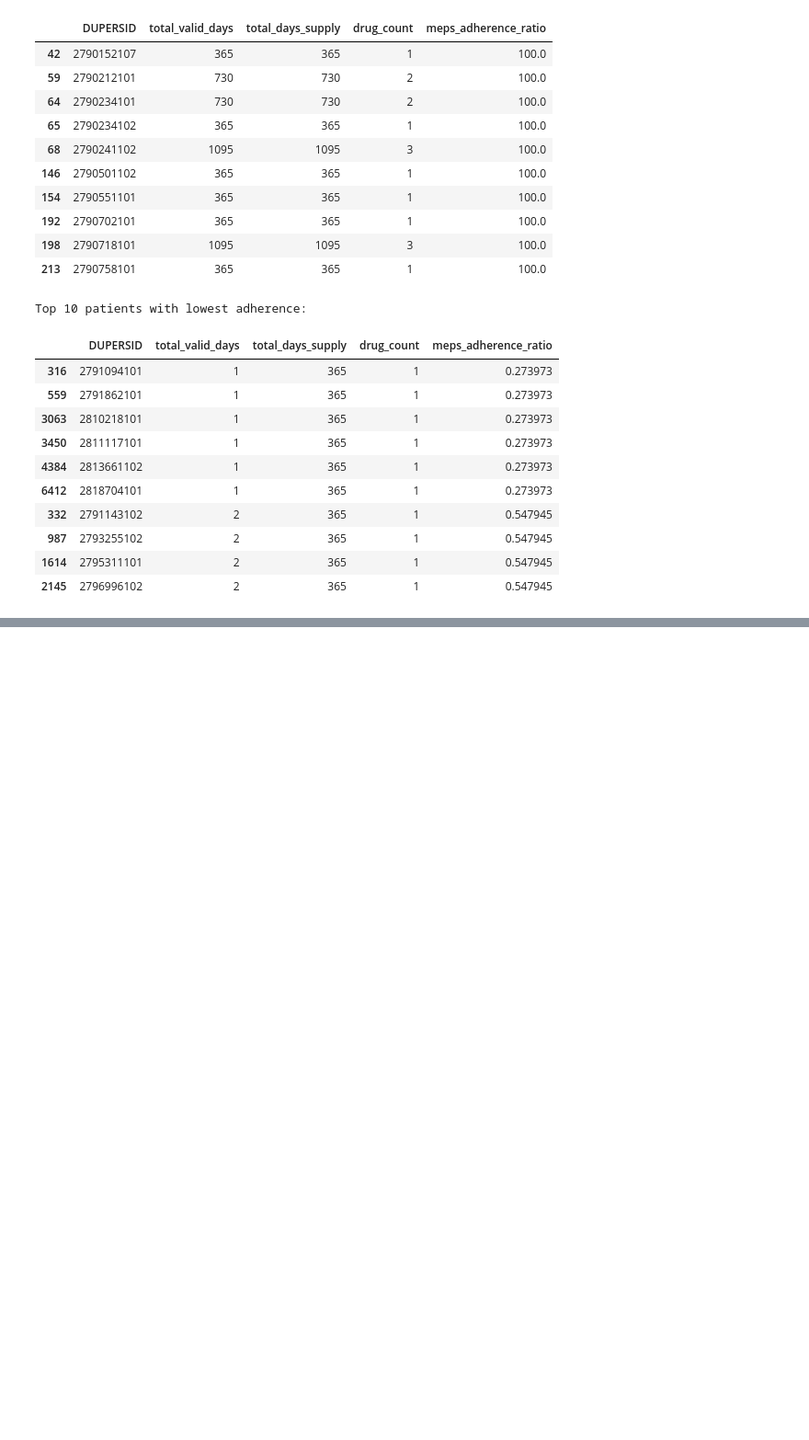
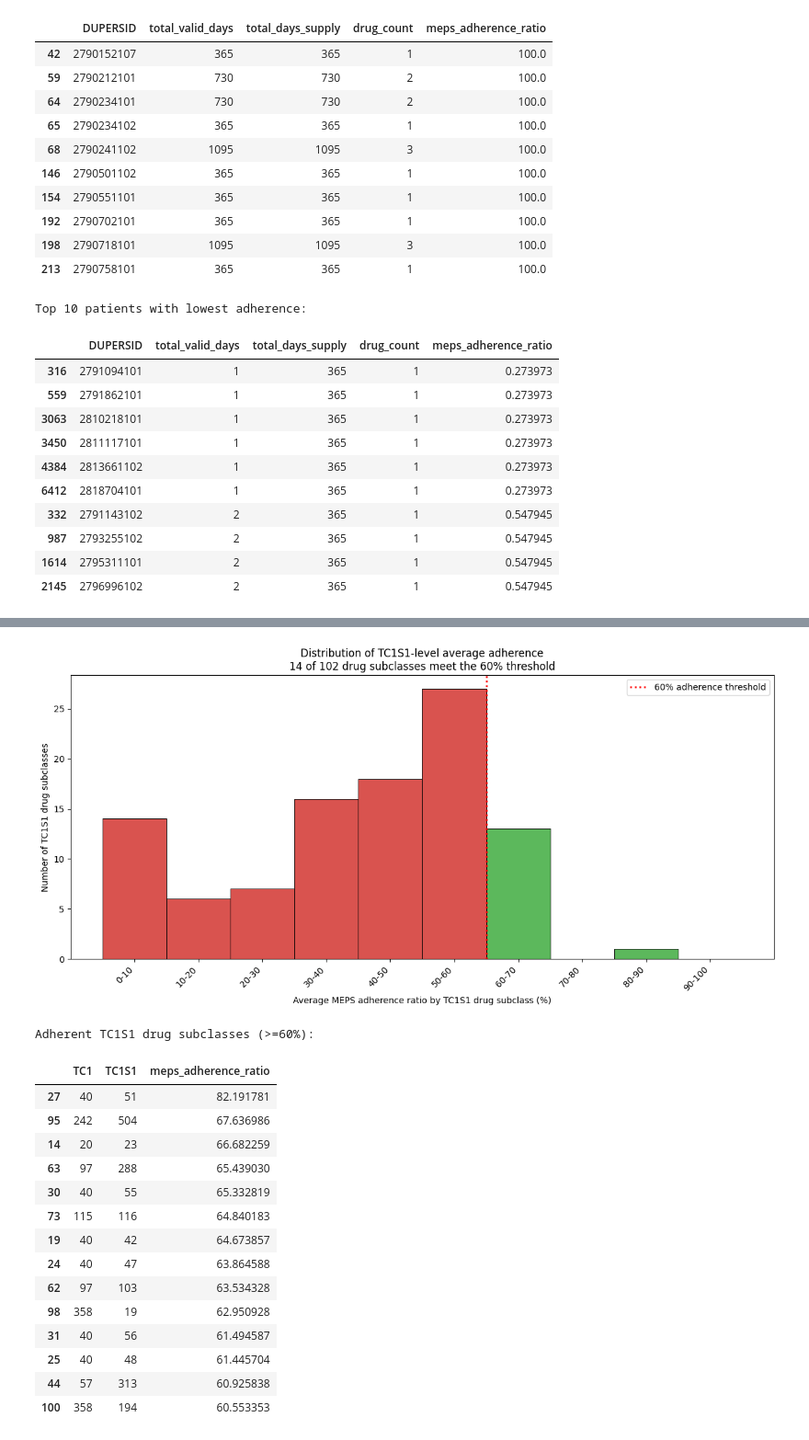
Before and after one commit to FrianaEngineer/Medical-Adherence, a Jupyter notebook: Notebooks/MEPS/2023_clean.ipynb, the cells around one changed output, grey strips where cells are left out. Shown at 92% size. Drawn from its saved outputs; the diff is of its cells as text; code cells hidden in the pictures; blank space fills up the shorter version.

```diff
--- a/Notebooks/MEPS/2023_clean.ipynb
+++ b/Notebooks/MEPS/2023_clean.ipynb
@@ -505,0 +686,75 @@ grouped_merge_df.to_excel("/Users/friana/Medical Adherence/data/MEPS/grouped_mer
+# %%
+by_tc1s1 = (
+    grouped_merge_df.reset_index()
+    .groupby(["TC1", "TC1S1"], as_index=False)
+    .agg(meps_adherence_ratio=("meps_adherence_ratio", "mean"))
+)
+
+adherence_threshold = 60
+bins = np.arange(0, 110, 10)
+
+fig, ax = plt.subplots(figsize=(12, 6))
+counts, edges, patches = ax.hist(
+    by_tc1s1["meps_adherence_ratio"],
+    bins=bins,
+    edgecolor="black",
+    linewidth=0.6,
+)
+
+for patch, left, right in zip(patches, edges[:-1], edges[1:]):
+    if right <= adherence_threshold:
+        patch.set_facecolor("#d9534f")
+    elif left >= adherence_threshold:
+        patch.set_facecolor("#5cb85c")
+    else:
+        patch.set_facecolor("#f0ad4e")
+
+ax.axvline(
+    adherence_threshold,
+    color="red",
+    linestyle=":",
+    linewidth=2,
+    label=f"{adherence_threshold}% adherence threshold",
+)
+
+bin_labels = [f"{int(left)}-{int(right)}" for left, right in zip(edges[:-1], edges[1:])]
+ax.set_xticks(edges[:-1] + 5)
+ax.set_xticklabels(bin_labels, rotation=45, ha="right")
+
+n_adherent = (by_tc1s1["meps_adherence_ratio"] >= adherence_threshold).sum()
+n_total = len(by_tc1s1)
+
+ax.set_xlabel("Average MEPS adherence ratio by TC1S1 drug subclass (%)")
+ax.set_ylabel("Number of TC1S1 drug subclasses")
+ax.set_title(
+    f"Distribution of TC1S1-level average adherence\n"
+    f"{n_adherent} of {n_total} drug subclasses meet the {adherence_threshold}% threshold"
+)
+ax.legend()
+plt.tight_layout()
+plt.show()
+
+adherent_tc1s1 = by_tc1s1[
+    by_tc1s1["meps_adherence_ratio"] >= adherence_threshold
+].sort_values("meps_adherence_ratio", ascending=False)
+
+print(f"Adherent TC1S1 drug subclasses (>={adherence_threshold}%):")
+display(adherent_tc1s1)
+# %% [output]
+[figure, added]
+Adherent TC1S1 drug subclasses (>=60%):
+|  | TC1 | TC1S1 | meps_adherence_ratio |
+| 27 | 40 | 51 | 82.191781 |
+| 95 | 242 | 504 | 67.636986 |
+| 14 | 20 | 23 | 66.682259 |
+| 63 | 97 | 288 | 65.439030 |
+| 30 | 40 | 55 | 65.332819 |
+| 73 | 115 | 116 | 64.840183 |
+| 19 | 40 | 42 | 64.673857 |
+| 24 | 40 | 47 | 63.864588 |
+| 62 | 97 | 103 | 63.534328 |
+| 98 | 358 | 19 | 62.950928 |
+| 31 | 40 | 56 | 61.494587 |
+| 25 | 40 | 48 | 61.445704 |
+| 44 | 57 | 313 | 60.925838 |
+| 100 | 358 | 194 | 60.553353 |
```
Also changed, not shown: parts of 18 cells of this notebook.
